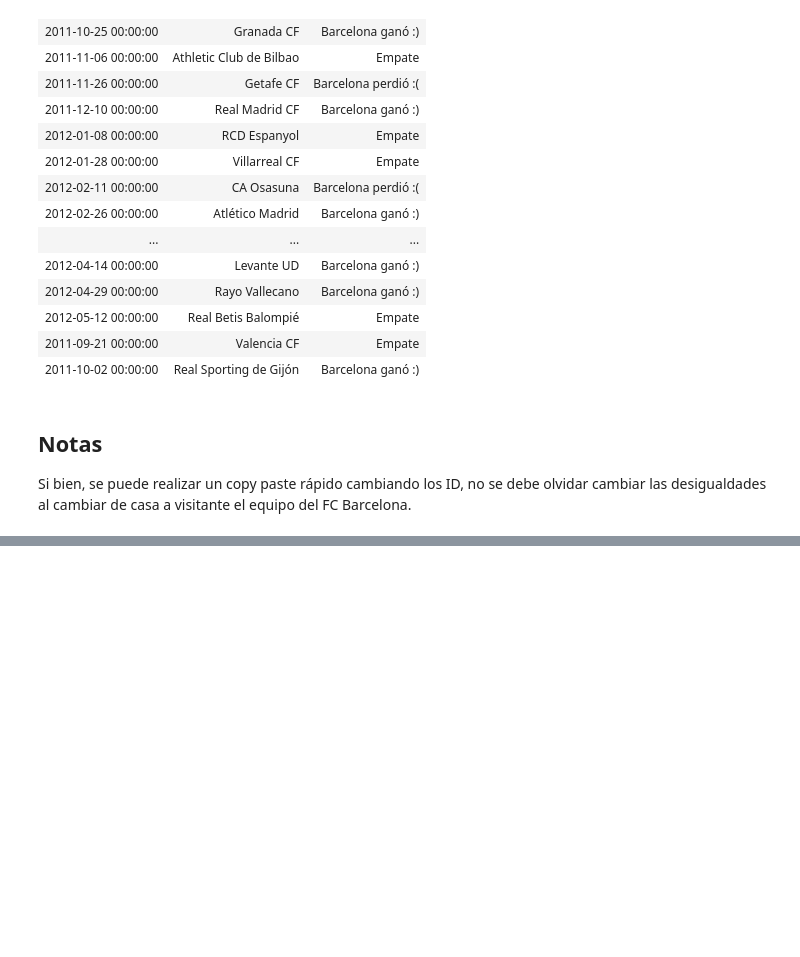
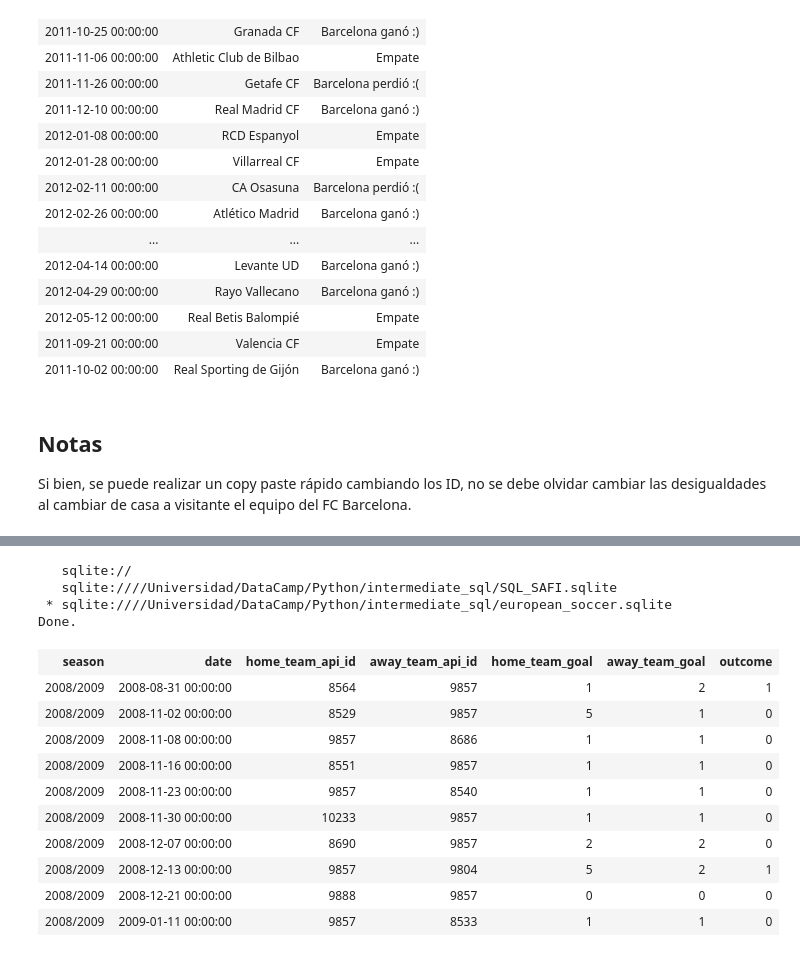
Before and after one commit to adinamarca/notebooks, a Jupyter notebook: SQL/intermediate_sql/notebook.ipynb, the cells around one changed output, grey strips where cells are left out. Drawn from its saved outputs; the diff is of its cells as text; code cells hidden in the pictures; blank space fills up the shorter version.

```diff
--- a/SQL/intermediate_sql/notebook.ipynb
+++ b/SQL/intermediate_sql/notebook.ipynb
@@ -340,0 +731,29 @@ Si bien, se puede realizar un copy paste rápido cambiando los ID, no se debe ol
+# %%
+# Realizamos el query probando el por qué utilizar CASE WHEN en WHERE y no en SELECT para utilizar condicionales
+%sql SELECT season, \
+date, home_team_api_id, away_team_api_id, home_team_goal, away_team_goal, \
+CASE WHEN home_team_goal > away_team_goal AND home_team_api_id IN (SELECT team_api_id FROM team WHERE team_long_name LIKE '%Bologna%') THEN 'Bologna ganó en casa' \
+WHEN home_team_goal < away_team_goal AND away_team_api_id IN (SELECT team_api_id FROM team WHERE team_long_name LIKE '%Bologna%') THEN 'Bologna ganó de visitante' END IS NOT NULL AS outcome \
+FROM match \
+WHERE home_team_api_id IN (SELECT team_api_id \
+FROM team \
+WHERE team_long_name LIKE '%Bologna%') OR away_team_api_id IN (SELECT team_api_id \
+FROM team \
+WHERE team_long_name LIKE '%Bologna%') \
+LIMIT 10
+# %% [output]
+   sqlite://
+   sqlite:////Universidad/DataCamp/Python/intermediate_sql/SQL_SAFI.sqlite
+ * sqlite:////Universidad/DataCamp/Python/intermediate_sql/european_soccer.sqlite
+Done.
+| season | date | home_team_api_id | away_team_api_id | home_team_goal | away_team_goal | outcome |
+| 2008/2009 | 2008-08-31 00:00:00 | 8564 | 9857 | 1 | 2 | 1 |
+| 2008/2009 | 2008-11-02 00:00:00 | 8529 | 9857 | 5 | 1 | 0 |
+| 2008/2009 | 2008-11-08 00:00:00 | 9857 | 8686 | 1 | 1 | 0 |
+| 2008/2009 | 2008-11-16 00:00:00 | 8551 | 9857 | 1 | 1 | 0 |
+| 2008/2009 | 2008-11-23 00:00:00 | 9857 | 8540 | 1 | 1 | 0 |
+| 2008/2009 | 2008-11-30 00:00:00 | 10233 | 9857 | 1 | 1 | 0 |
+| 2008/2009 | 2008-12-07 00:00:00 | 8690 | 9857 | 2 | 2 | 0 |
+| 2008/2009 | 2008-12-13 00:00:00 | 9857 | 9804 | 5 | 2 | 1 |
+| 2008/2009 | 2008-12-21 00:00:00 | 9888 | 9857 | 0 | 0 | 0 |
+| 2008/2009 | 2009-01-11 00:00:00 | 9857 | 8533 | 1 | 1 | 0 |
```
Also changed, not shown: parts of 26 cells of this notebook.
